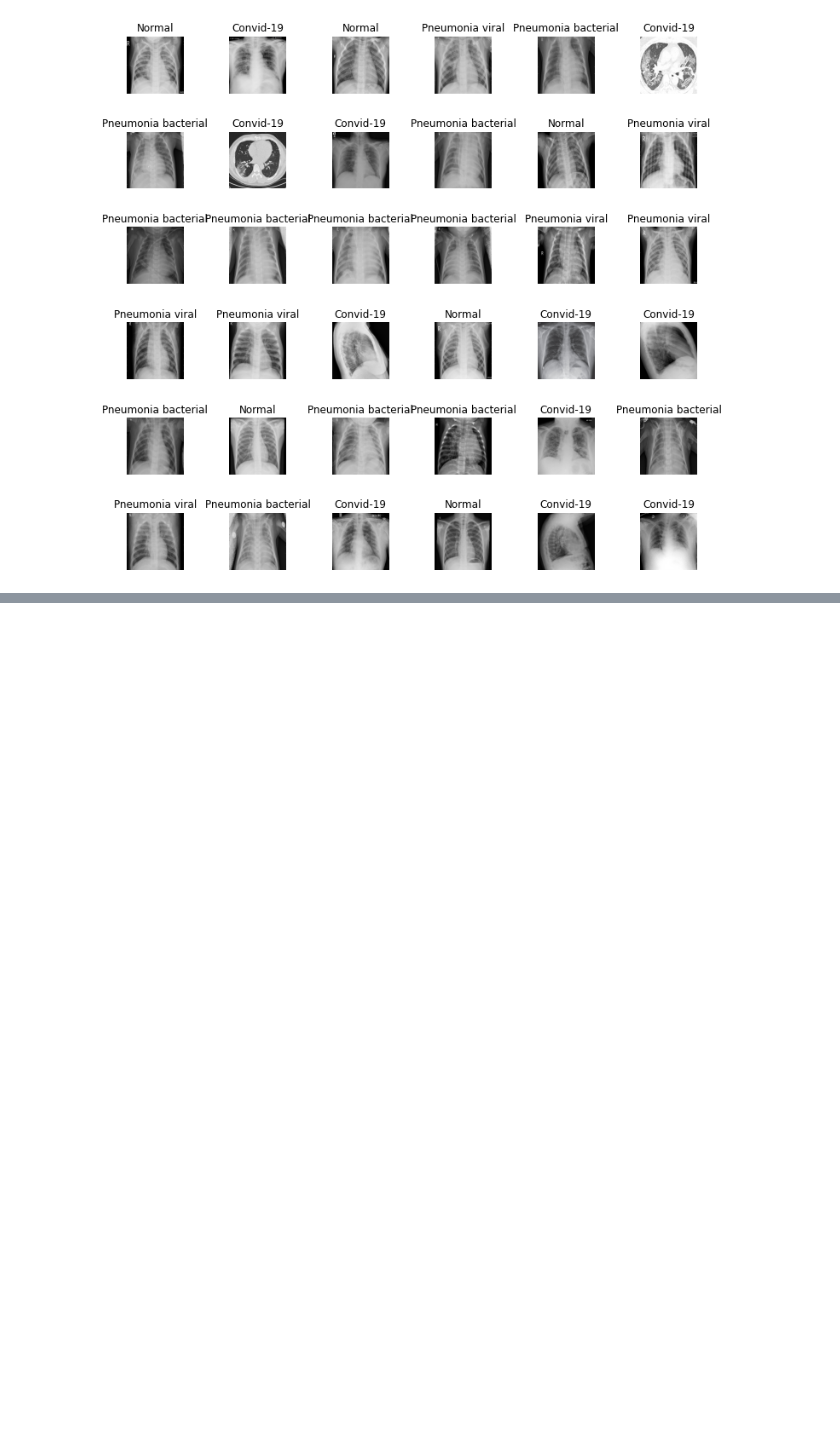
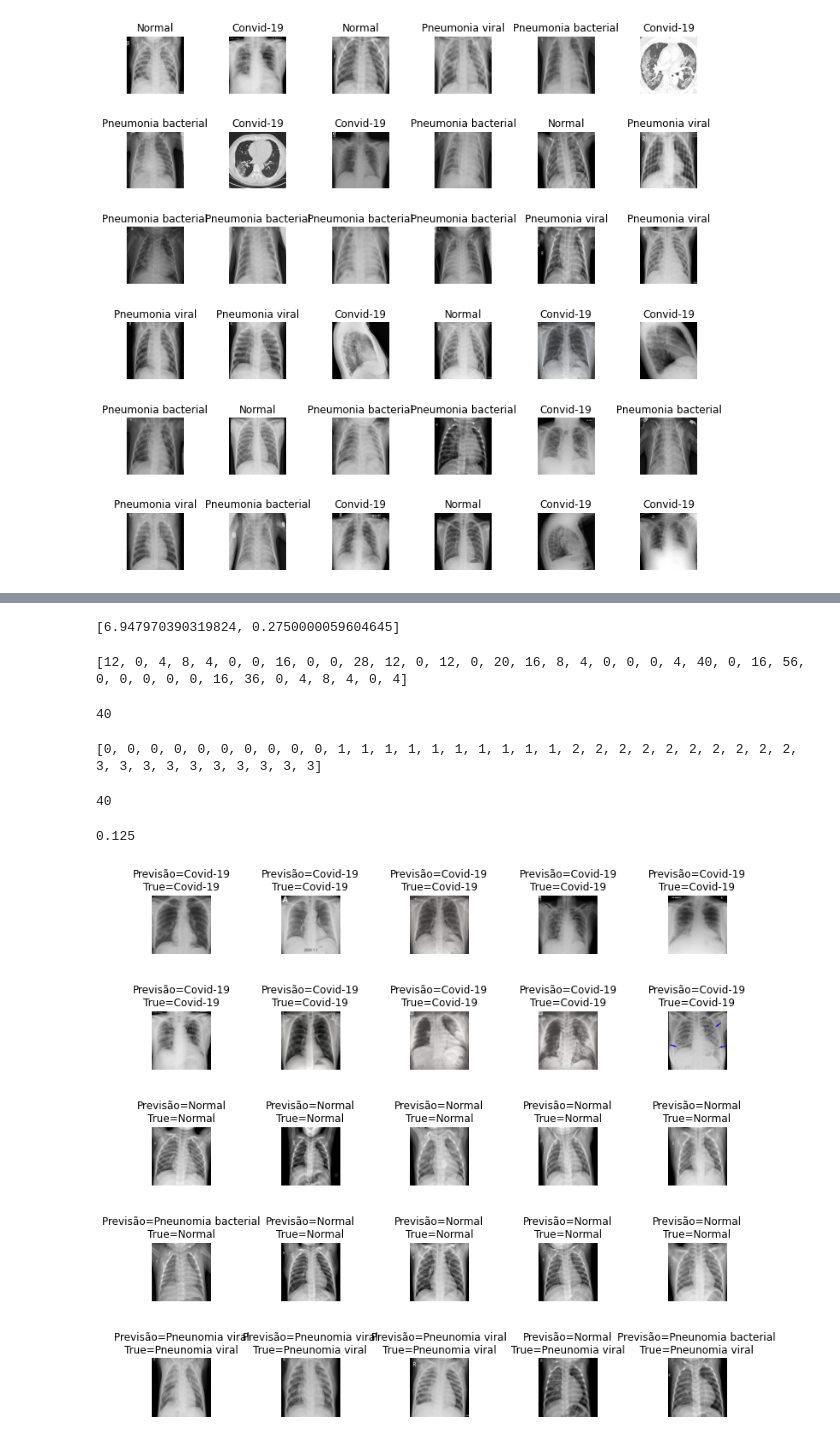
Before and after one commit to eversonmariano/Analise-de-Dados_Machine-learning, a Jupyter notebook: DepartamentoMédico.ipynb, the cells around one changed output, grey strips where cells are left out. Cells and saved outputs as stored; diff of their text form; code cells hidden in the pictures; blank space fills up the shorter version.

```diff
--- a/DepartamentoMédico.ipynb
+++ b/DepartamentoMédico.ipynb
@@ -119,0 +208,3 @@ plt.subplots_adjust(wspace=0.8)
+# %%
+#Teste da base de dados de teste (outra base de dados)
+test_directory = '/content/drive/MyDrive/Ciencias-de-Dados-para-Empresas/DepartamentoMedico/Test'
@@ -119,0 +227,35 @@ plt.subplots_adjust(wspace=0.8)
+# %%
+#[erro, acerto]
+evaluate
+# %% [output]
+[6.947970390319824, 0.2750000059604645]
+# %%
+#codificaçao p/ gerarmos as previsões e as respostas reais
+prediction = []
+original = []
+image = []
+
+for i in range(len(os.listdir(test_directory))):
+  for item in os.listdir(os.path.join(test_diretory, str(i))):
+    #print(os.listdir(os.path.join(test_diretory, str(i))))
+    img = cv2.imread(os.path.join(test_directory, str(i), item))
+    img = cv2.resize(img, (256,256))
+    image.append(img)
+    img = img/255
+    img = img.reshape(-1, 256, 256, 3)
+    predict = model.predict(img)
+    predict = np.argmax(predict)
+    prediction.append(predict)
+    original.append(i)
+# %%
+print(prediction)
+len(prediction)
+# %% [output]
+[12, 0, 4, 8, 4, 0, 0, 16, 0, 0, 28, 12, 0, 12, 0, 20, 16, 8, 4, 0, 0, 0, 4, 40, 0, 16, 56, 0, 0, 0, 0, 0, 16, 36, 0, 4, 8, 4, 0, 4]
+40
+# %%
+print(original)
+len(original)
+# %% [output]
+[0, 0, 0, 0, 0, 0, 0, 0, 0, 0, 1, 1, 1, 1, 1, 1, 1, 1, 1, 1, 2, 2, 2, 2, 2, 2, 2, 2, 2, 2, 3, 3, 3, 3, 3, 3, 3, 3, 3, 3]
+40
@@ -119,0 +264,14 @@ plt.subplots_adjust(wspace=0.8)
+# %%
+accuracy_score(original, prediction)
+# %% [output]
+0.125
+# %%
+fig, axes = plt.subplots(5, 5, figsize=(12,12))
+axes = axes.ravel()
+for i in np.arange(0, 25):
+  axes[i].imshow(image[i])
+  axes[i].set_title('Previsão={}\nTrue={}'.format(str(label_names[prediction[i]]), str(label_names[original[i]])))
+  axes[i].axis('off')
+plt.subplots_adjust(wspace = 1.2)
+# %% [output]
+[figure, added]
```
Also changed, not shown: parts of 36 cells of this notebook.
